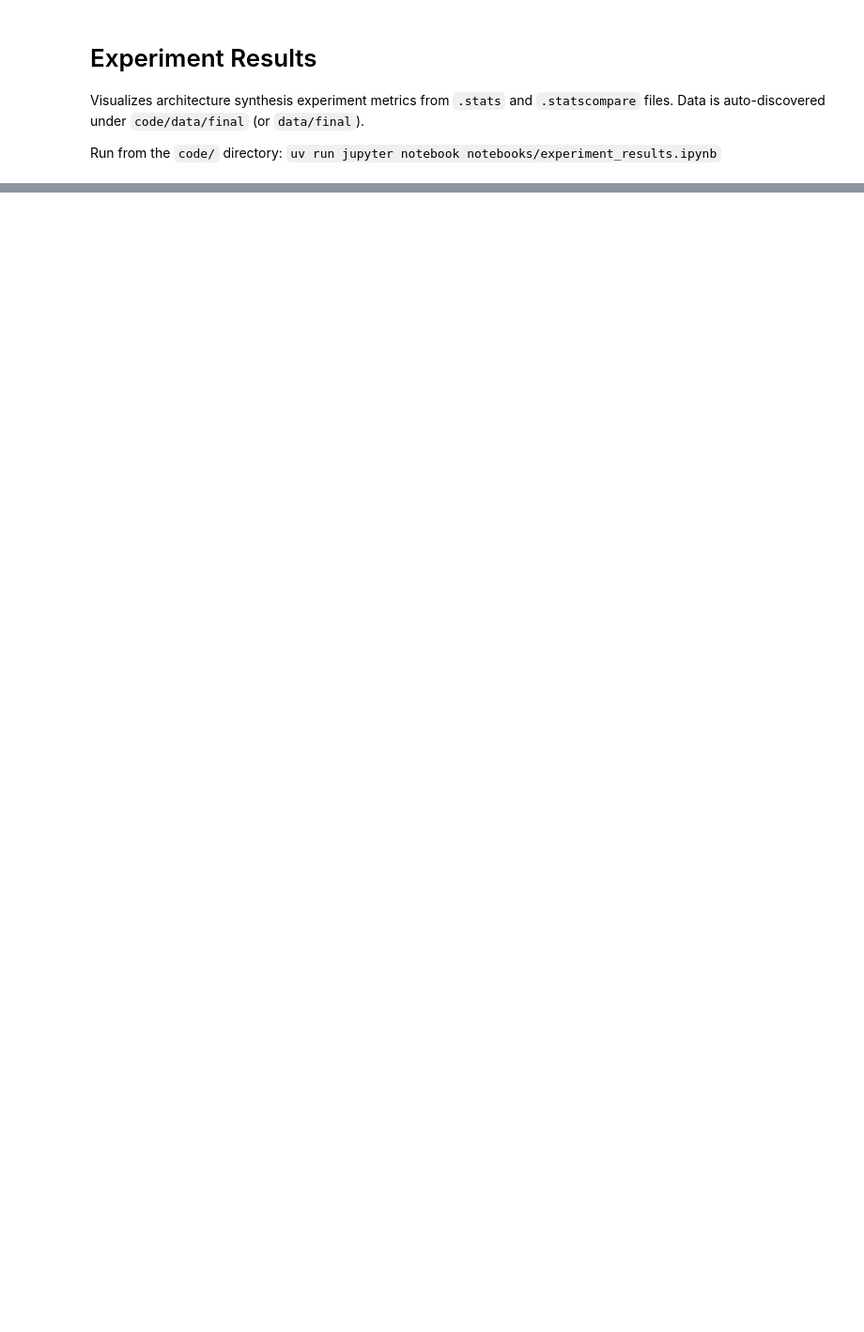
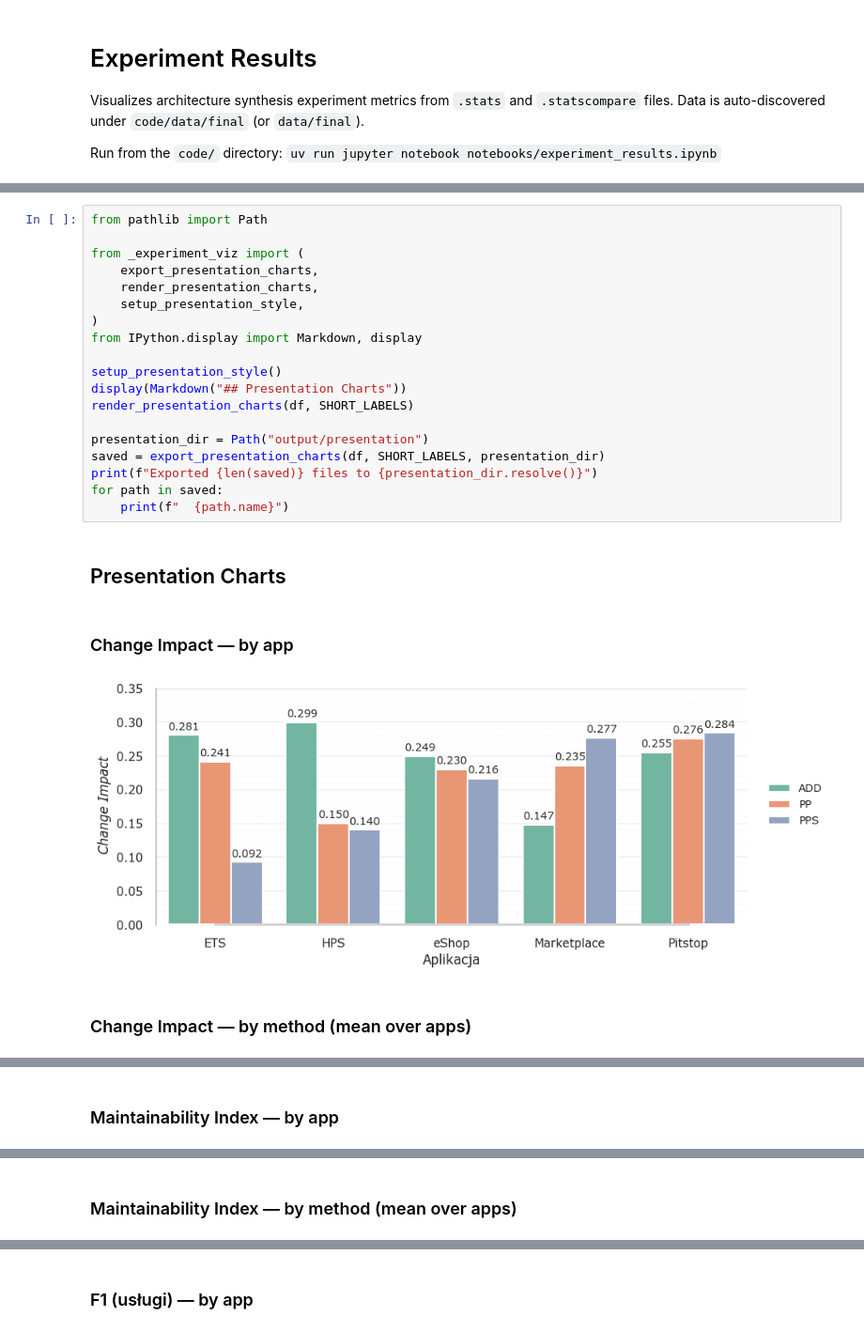
Before and after one commit to kfijalkowski1/PBAD, a Jupyter notebook: code/notebooks/experiment_results.ipynb, the cells around one changed output, grey strips where cells are left out. Shown at 94% size. Drawn from its saved outputs; the diff is of its cells as text; blank space fills up the shorter version.

```diff
--- a/code/notebooks/experiment_results.ipynb
+++ b/code/notebooks/experiment_results.ipynb
@@ -121,3 +170,27 @@ Pitstop & 1.550 & 1.111 \\
 \end{tabular}
 **Average Dependency Degree — Unaggregated**
 ... (44 outputs left out)
+# %%
+from pathlib import Path
+
+from _experiment_viz import (
+    export_presentation_charts,
+    render_presentation_charts,
+    setup_presentation_style,
+)
+from IPython.display import Markdown, display
+
+setup_presentation_style()
+display(Markdown("## Presentation Charts"))
+render_presentation_charts(df, SHORT_LABELS)
+
+presentation_dir = Path("output/presentation")
+saved = export_presentation_charts(df, SHORT_LABELS, presentation_dir)
+print(f"Exported {len(saved)} files to {presentation_dir.resolve()}")
+for path in saved:
+    print(f"  {path.name}")
+# %% [output]
+## Presentation Charts
+### Change Impact — by app
+[figure, added]
+### Change Impact — by method (mean over apps)
@@ -123,0 +198 @@ Pitstop & 1.550 & 1.111 \\
+### Maintainability Index — by app
@@ -123,0 +200 @@ Pitstop & 1.550 & 1.111 \\
+### Maintainability Index — by method (mean over apps)
@@ -123,0 +202 @@ Pitstop & 1.550 & 1.111 \\
+### F1 (usługi) — by app
```
Also changed, not shown: parts of 5 cells of this notebook, 24 other files.
